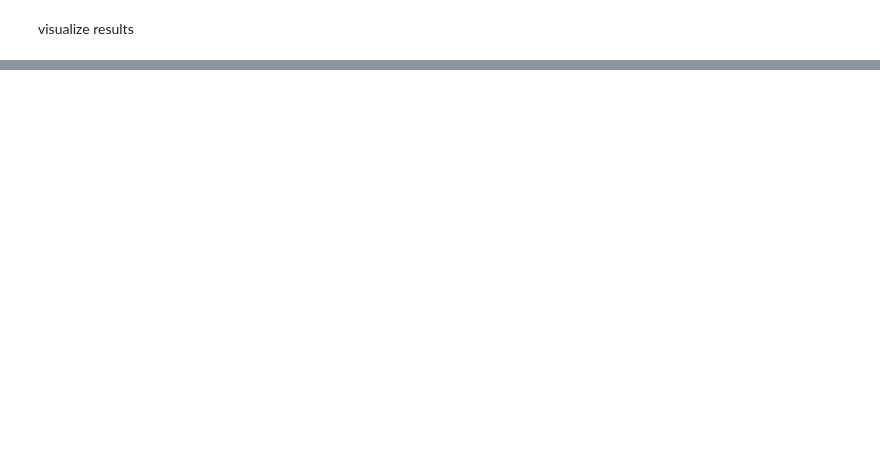
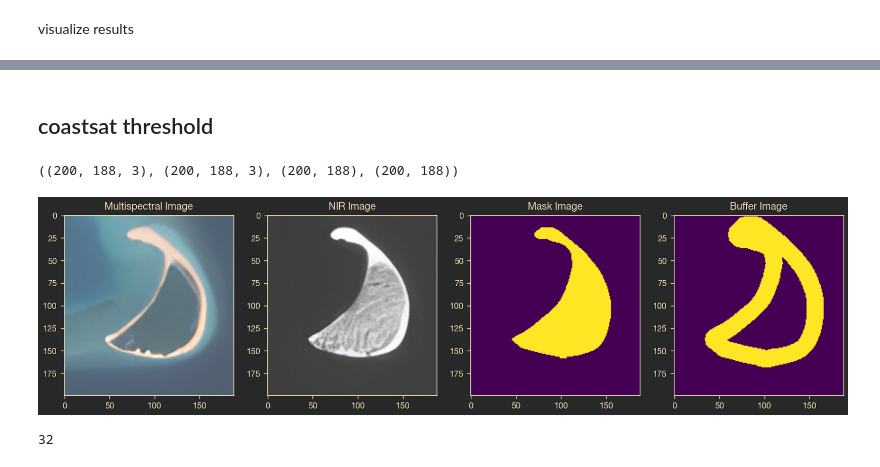
Before and after one commit to Wzesk/littoral_refine, a Jupyter notebook: sample_shoreline_refinement.ipynb, the cells around one changed output, grey strips where cells are left out. Saved outputs shown, nothing was run; the diff lists cells and outputs as text; code cells hidden in the pictures; blank space fills up the shorter version.

```diff
--- a/sample_shoreline_refinement.ipynb
+++ b/sample_shoreline_refinement.ipynb
@@ -64,0 +76,2 @@ refiner.visualize_results(draw_image=False,draw_sampling=True)
+# %% [markdown]
+## coastsat threshold
@@ -64,0 +84,30 @@ refiner.visualize_results(draw_image=False,draw_sampling=True)
+# %%
+img_path = '/Users/wzesk/Documents/git_repos/littoral_pipeline_project/littoral_refine/sample/periodic/20240116T052149_20240116T053608_T43NBF_rgb_up.png'
+nir_path = '/Users/wzesk/Documents/git_repos/littoral_pipeline_project/littoral_refine/sample/periodic/20240116T052149_20240116T053608_T43NBF_nir_up.png'
+mask_path = '/Users/wzesk/Documents/git_repos/littoral_pipeline_project/littoral_refine/sample/periodic/20240116T052149_20240116T053608_T43NBF_nir_mask.png'
+buffer_path = '/Users/wzesk/Documents/git_repos/littoral_pipeline_project/littoral_refine/sample/periodic/20240116T052149_20240116T053608_T43NBF_nir_buffer.png'
+#setup inputs
+im_ms = np.array(Image.open(img_path))
+nir = np.array(Image.open(nir_path))
+
+im_labels = (np.array(Image.open(mask_path))/255).astype(np.uint8)
+
+im_ref_buffer = np.array(Image.open(buffer_path))
+
+im_ms.shape, nir.shape, im_labels.shape, im_ref_buffer.shape
+# %% [output]
+((200, 188, 3), (200, 188, 3), (200, 188), (200, 188))
+# %%
+#visualize the arrays as images
+fig, ax = plt.subplots(1,4, figsize=(20,10))
+ax[0].imshow(im_ms)
+ax[0].set_title('Multispectral Image')
+ax[1].imshow(nir)
+ax[1].set_title('NIR Image')
+ax[2].imshow(im_labels/np.max(im_labels).astype(int))
+ax[2].set_title('Mask Image')
+ax[3].imshow(im_ref_buffer)
+ax[3].set_title('Buffer Image')
+plt.show()
+# %% [output]
+[figure, added]
@@ -64,0 +116,4 @@ refiner.visualize_results(draw_image=False,draw_sampling=True)
+# %%
+len(contours_wi)
+# %% [output]
+32
```
Also changed, not shown: parts of 11 cells of this notebook, 16 other files.
